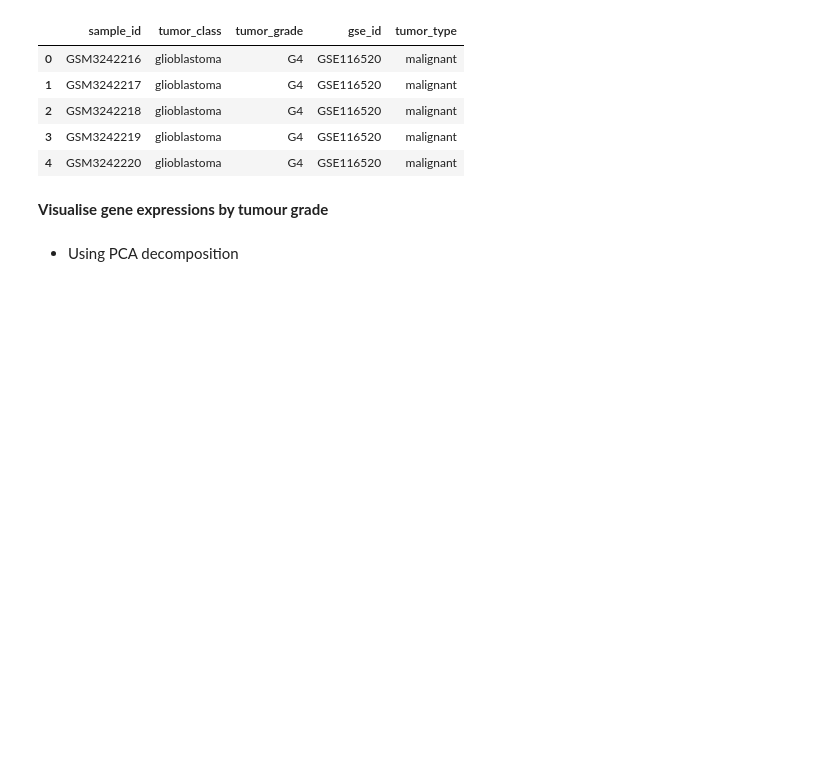
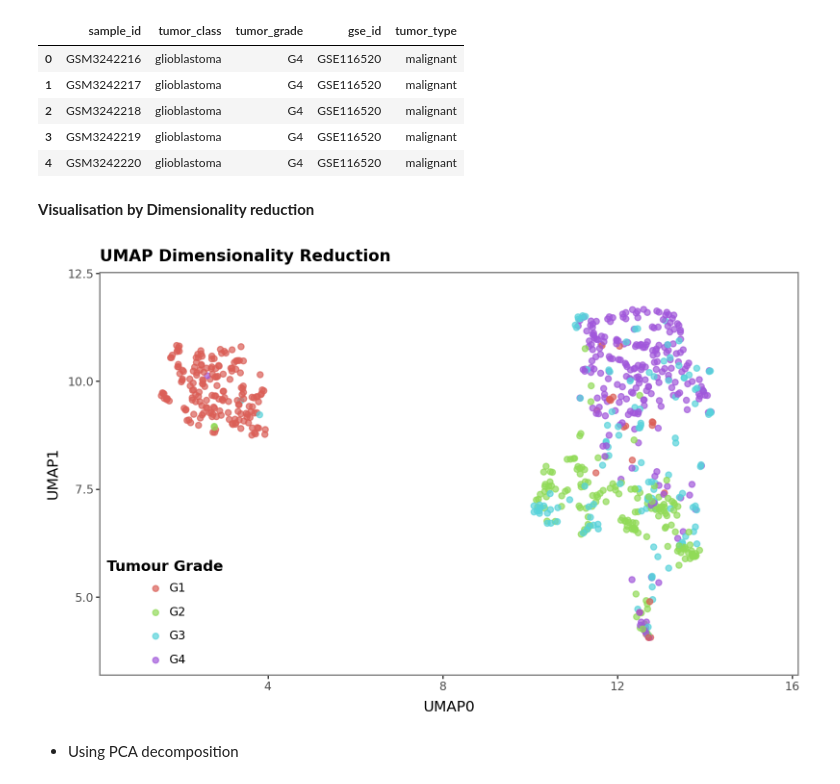
Before and after one commit to Chygos/Projects, a Jupyter notebook: Biology/glioma/ML/predicting_glioma_tumour_grades.ipynb, the cells around one changed output. Saved outputs shown, nothing was run; the diff lists cells and outputs as text; code cells hidden in the pictures; blank space fills up the shorter version.

```diff
--- a/Biology/glioma/ML/predicting_glioma_tumour_grades.ipynb
+++ b/Biology/glioma/ML/predicting_glioma_tumour_grades.ipynb
@@ -72,8 +73,15 @@ cancer_samples = metadata.query('tumor_grade != "Normal"').sample_id.tolist()
 # %%
 expression_data = expression_data.loc[cancer_samples,:]
 metadata = metadata.query(f'sample_id in {cancer_samples}')
-# %% [markdown]
-__Visualise gene expressions by tumour grade__
+# %% [markdown]
+
+__Visualisation by Dimensionality reduction__
+# %%
+fig = plot_PCA(expression_data, reduction_type='umaps', labels=metadata.tumor_grade.reset_index(drop=True))
+
+fig + pn.theme(legend_position_inside=(0.01, 0.01)) + pn.labs(color='Tumour Grade')
+# %% [output]
+[figure, added]
 # %% [markdown]
 - Using PCA decomposition
 # %%
```
Also changed, not shown: parts of 13 cells of this notebook, 2 other files.
